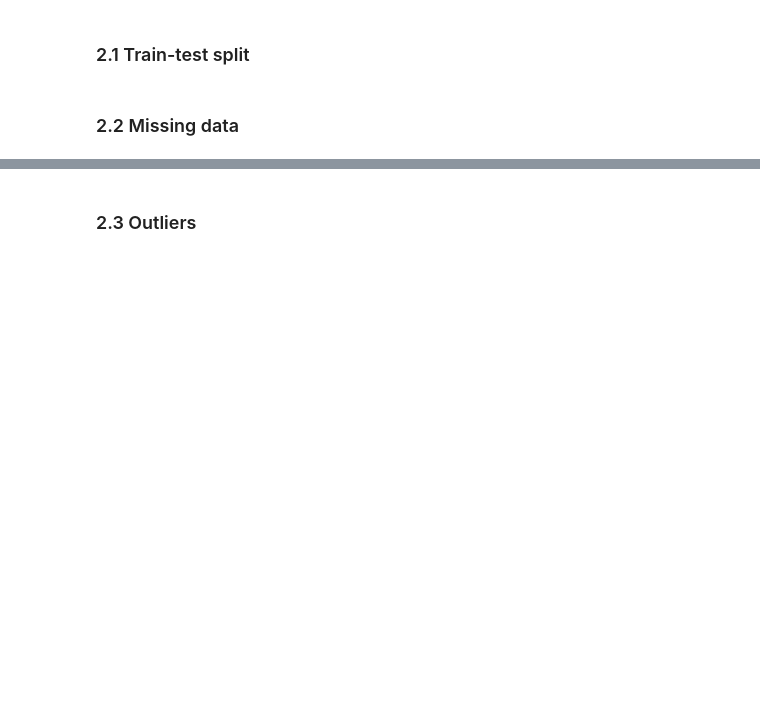
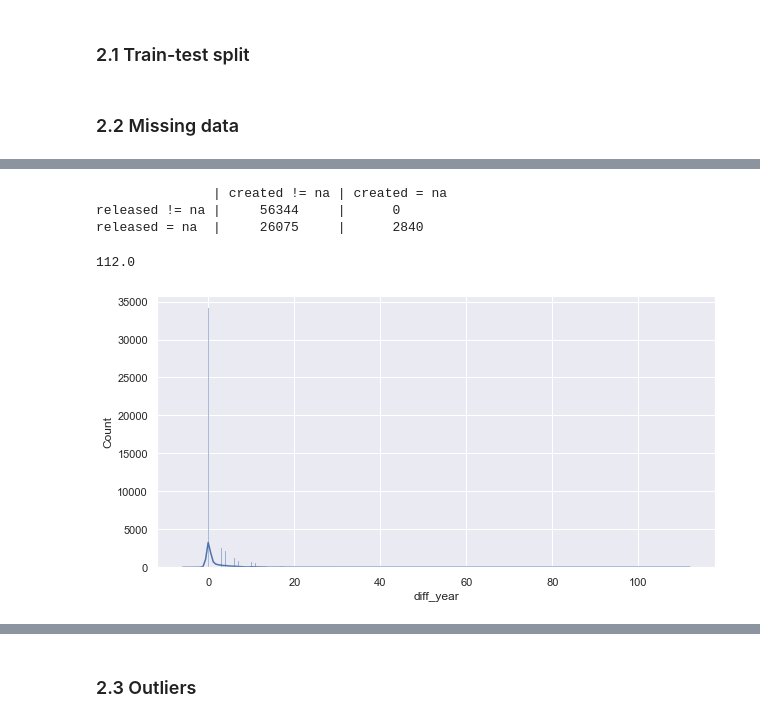
Before and after one commit to Julietvr/bds, a Jupyter notebook: regression/2_preprocessing.ipynb, the cells around one changed output, grey strips where cells are left out. Saved outputs shown, nothing was run; the diff lists cells and outputs as text; code cells hidden in the pictures; blank space fills up the shorter version.

```diff
--- a/regression/2_preprocessing.ipynb
+++ b/regression/2_preprocessing.ipynb
@@ -81,5 +114,13 @@ fts = Feature_reader('features.csv')
 # df_meta.iloc[test.index].to_csv('data/metadata_test.csv', index=False)
 
 # train test sampling with respect to balancing cats??
+# %%
+# Read data
+df = pd.read_csv('data/data_train.csv')
+df_meta = pd.read_csv('data/metadata_train.csv', parse_dates=['album_date_created', 'album_date_released', 'track_date_created']) #There are more datetimes
+
+df.drop(df.columns[[0,1]],axis=1,inplace=True)
+df['popularity'] = df_meta['track_listens']
+df['release'] = df_meta['album_date_released']
 # %% [markdown]
 ### 2.2 Missing data
@@ -85,0 +143,41 @@ fts = Feature_reader('features.csv')
+# %%
+na = df_meta[['album_date_created', 'album_date_released']].isna()
+
+ff = na.loc[(na['album_date_released']==False) & (na['album_date_created']==False)].shape[0]
+ft = na.loc[(na['album_date_released']==False) & (na['album_date_created']==True)].shape[0]
+tf = na.loc[(na['album_date_released']==True) & (na['album_date_created']==False)].shape[0]
+tt = na.loc[(na['album_date_released']==True) & (na['album_date_created']==True)].shape[0]
+
+print(f'\
+               | created != na | created = na \n\
+released != na |     {ff}     |      {ft}    \n\
+released = na  |     {tf}     |      {tt}    \n\
+')
+# %% [output]
+               | created != na | created = na
+released != na |     56344     |      0
+released = na  |     26075     |      2840
+# %%
+df_year = df_meta[['album_date_created', 'album_date_released', 'track_date_created']].copy()
+df_year['created'] = df_year['album_date_created'].dt.year
+df_year['released'] = df_year['album_date_released'].dt.year
+df_year['track'] = df_year['track_date_created'].dt.year
+df_year['diff_days'] = df_year['album_date_created'] - df_year['album_date_released']
+df_year['diff_year'] = df_year['created'] - df_year['released']
+
+# print(df_year.loc[df_year['diff_year']==0].shape[0])
+# print(df_year.loc[df_year['diff_year']==1].shape[0])
+# print(df_year.loc[df_year['diff_year']>1].shape[0])
+
+# print(df_year.loc[df_year['diff_year']>1].sum())
+
+fig, axs = plt.subplots(ncols=1, figsize=(10,5))
+
+sns.histplot(data=df_year, x="diff_year", kde=True);
+
+# ax1.set(title="Distribution release with density estimate")
+
+fig;
+# %% [output]
+112.0
+[figure, added]
```
Also changed, not shown: parts of 6 cells of this notebook.
